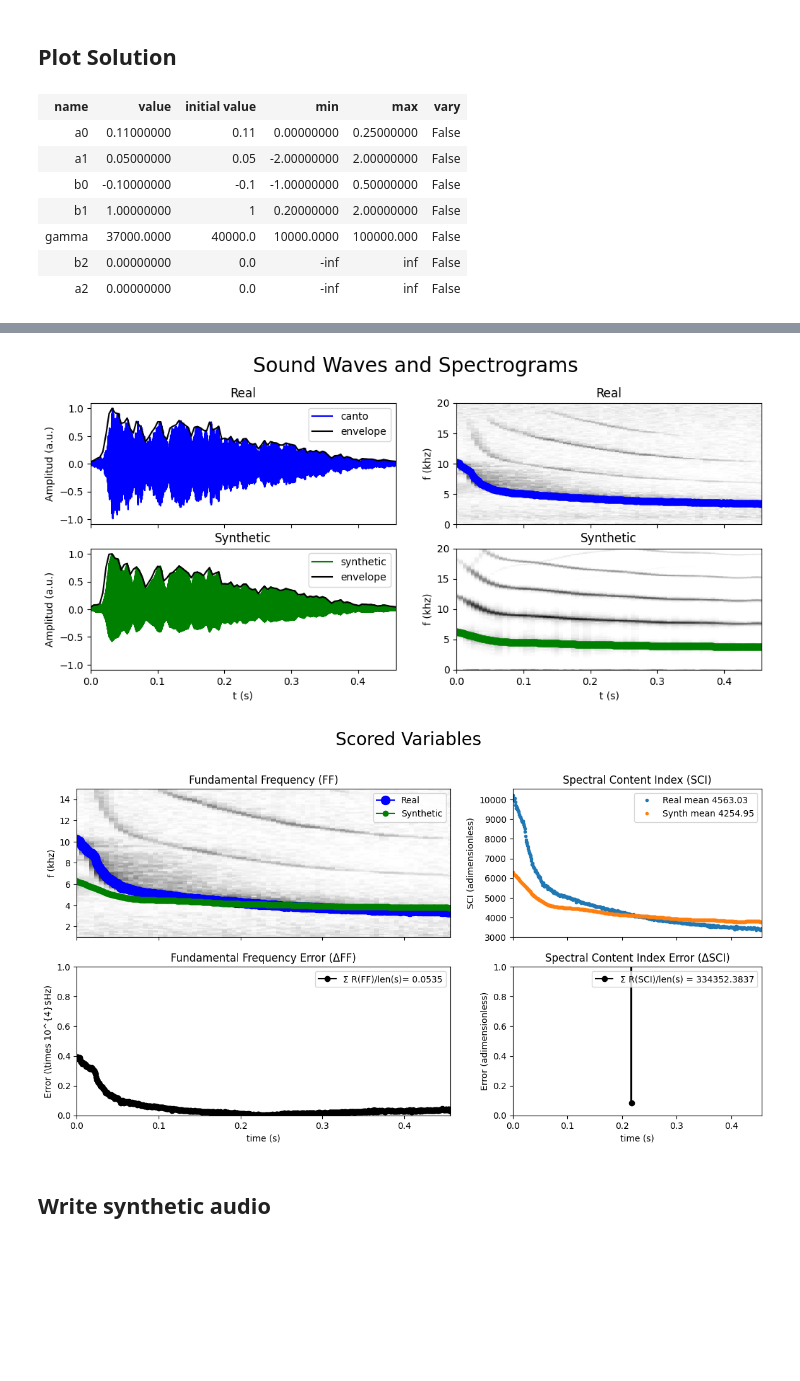
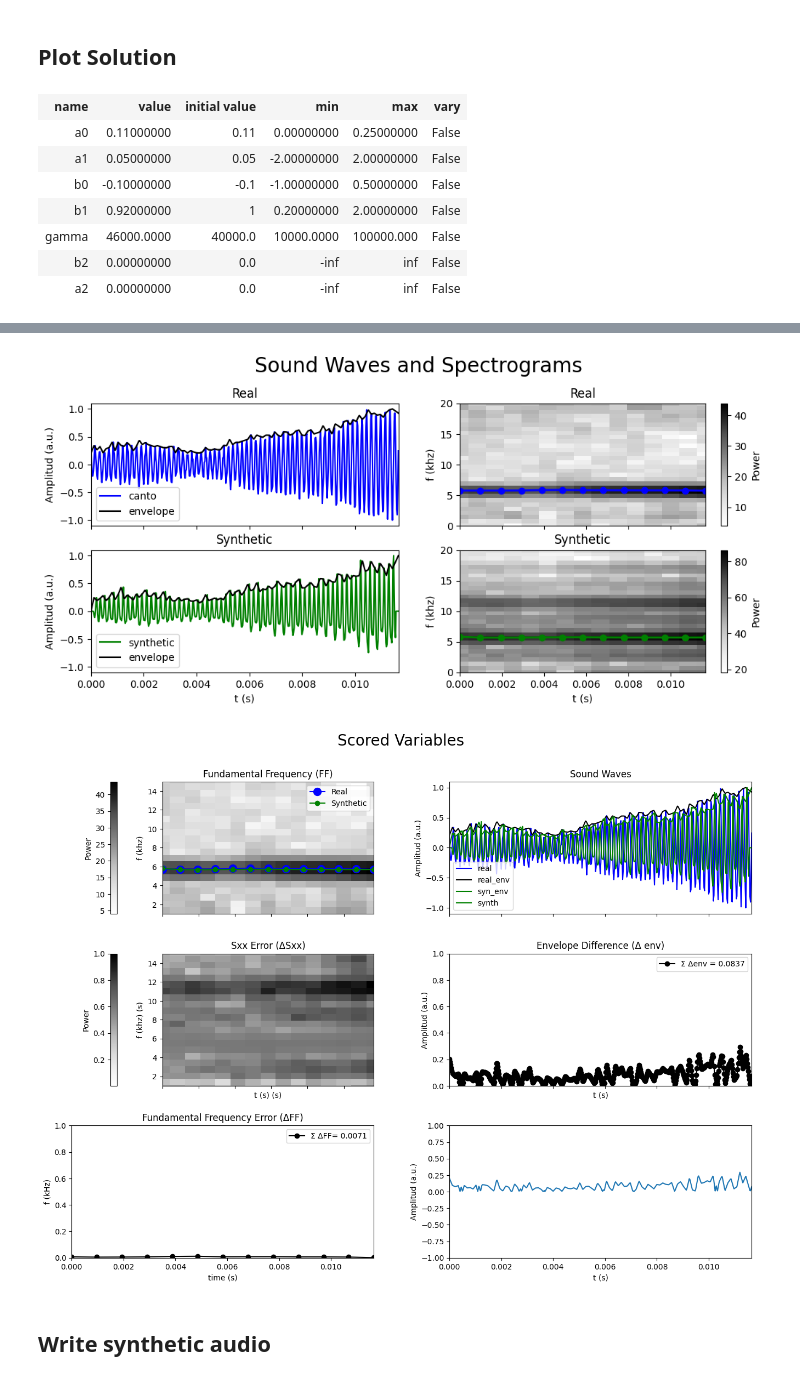
Before and after one commit to saguileran/birdsongs, a Jupyter notebook: BirdSongs.ipynb, the cells around one changed output, grey strips where cells are left out. Cells and saved outputs as stored; diff of their text form; code cells hidden in the pictures; blank space fills up the shorter version.

```diff
--- a/BirdSongs.ipynb
+++ b/BirdSongs.ipynb
@@ -88,5 +40,5 @@ Number of syllables 4
 # %%
-no_chunck = 1
+no_chunck = 10
 chunck    = bird.Chunck(no_chunck)
 chunck.Solve(bird.p)
 
@@ -261,19 +286,19 @@ syllable.OptimalGamma(brute)
 # %% [markdown]
 ## Plot Solution
 # %%
-display(syllable.p)
-syllable.Solve(syllable.p)
+display(chunck.p)
+chunck.Solve(chunck.p)
 # %% [output]
 | name | value | initial value | min | max | vary |
 | a0 | 0.11000000 | 0.11 | 0.00000000 | 0.25000000 | False |
 | a1 | 0.05000000 | 0.05 | -2.00000000 | 2.00000000 | False |
 | b0 | -0.10000000 | -0.1 | -1.00000000 | 0.50000000 | False |
-| b1 | 1.00000000 | 1 | 0.20000000 | 2.00000000 | False |
-| gamma | 37000.0000 | 40000.0 | 10000.0000 | 100000.000 | False |
+| b1 | 0.92000000 | 1 | 0.20000000 | 2.00000000 | False |
+| gamma | 46000.0000 | 40000.0 | 10000.0000 | 100000.000 | False |
 | b2 | 0.00000000 | 0.0 | -inf | inf | False |
 | a2 | 0.00000000 | 0.0 | -inf | inf | False |
 # %%
-syllable.PlotAlphaBeta()
-syllable.PlotSynth()
-syllable.Plot(0)
+chunck.PlotAlphaBeta()
+chunck.PlotSynth()
+chunck.Plot(0)
 # %% [output]
@@ -281,5 +306,5 @@ syllable.Plot(0)
-[figure, old version]
+[figure, new version]
-[figure, old version]
+[figure, new version]
 # %% [markdown]
 ## Write synthetic audio
 # %%
```
Also changed, not shown: parts of 13 cells of this notebook, 3 other files.
